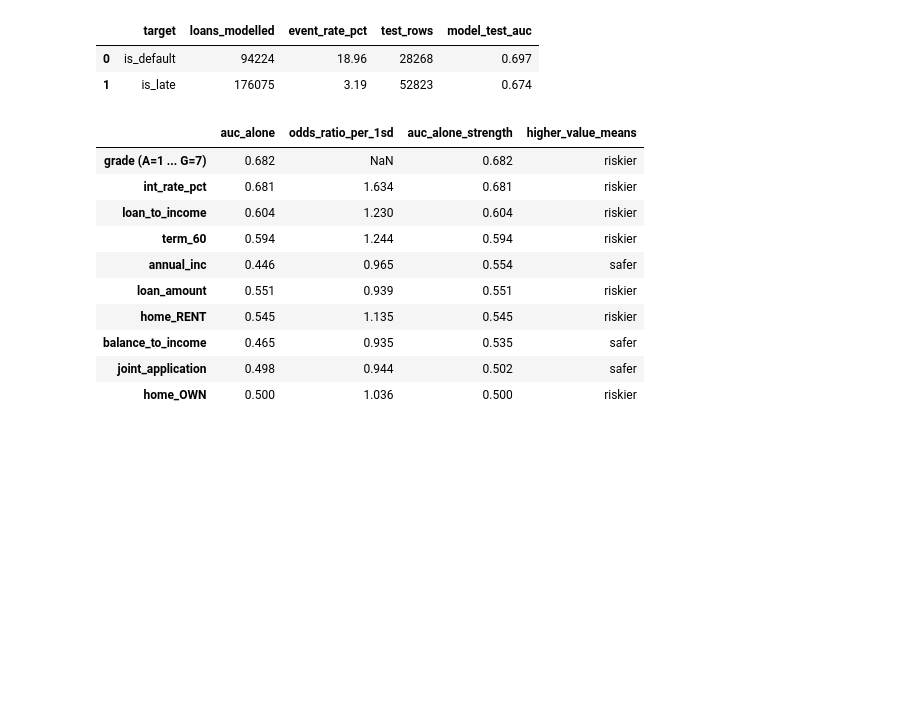
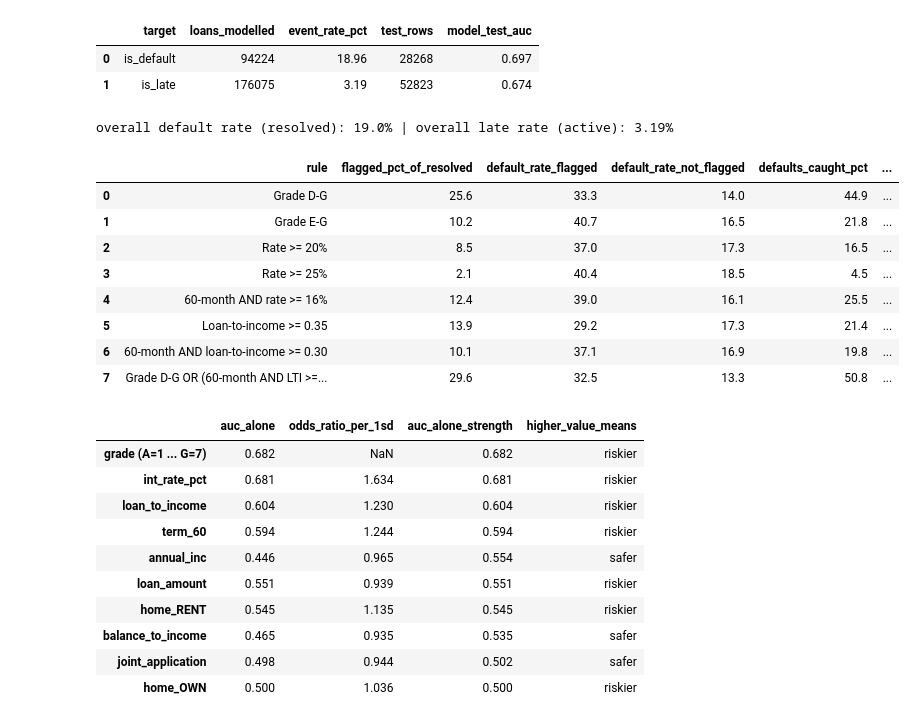
Before and after one commit to lukatcheishvili/fintech-loan-analysis, a Jupyter notebook: Pave Bank - Fintech Loan Analysis.ipynb, the cells around one changed output. Drawn from its saved outputs; the diff is of its cells as text; code cells hidden in the pictures; blank space fills up the shorter version.

Commit message:
Pave Bank - Fintech Loan Analysis
Pave Bank - Fintech Loan Analysis

```diff
--- a/Pave Bank - Fintech Loan Analysis.ipynb
+++ b/Pave Bank - Fintech Loan Analysis.ipynb
@@ -816,6 +844,76 @@ model_summary
 |  | target | loans_modelled | event_rate_pct | test_rows | model_test_auc |
 | 0 | is_default | 94224 | 18.96 | 28268 | 0.697 |
 | 1 | is_late | 176075 | 3.19 | 52823 | 0.674 |
+# %%
+# Task 5, step 3: how would candidate lending rules have performed on historical loans?
+# Each rule flags loans using only information known at application time (grade, rate, term, loan-to-income).
+# For each rule: default rate inside vs outside it, share of all defaults it catches, share of good loans it would
+# also flag (its cost), and the late rate on active loans inside vs outside. Output: rules_table (one row per rule).
+
+import pandas as pd                                             # tables (DataFrames)
+
+d = task4_customers.copy()                                      # SQL result from Hex; a copy keeps the original unchanged
+d["is_default"] = d["is_default"].astype(bool)                  # make sure the flag is true/false (needed for ~ and sums below)
+d["is_late"] = d["is_late"].astype(bool)                        # same for the late flag
+
+rules = {                                                       # each rule is a true/false test per loan: True = the loan is flagged
+    "Grade D-G": d["grade"].isin(list("DEFG")),                 # grade D, E, F or G
+    "Grade E-G": d["grade"].isin(list("EFG")),                  # grade E, F or G
+    "Rate >= 20%": d["int_rate_pct"] >= 20,                     # interest rate of 20% or more
+    "Rate >= 25%": d["int_rate_pct"] >= 25,                     # interest rate of 25% or more
+    # 60-month term AND rate of 16% or more (& = both conditions must hold)
+    "60-month AND rate >= 16%": (d["term_months"] == 60) & (d["int_rate_pct"] >= 16),
+    "Loan-to-income >= 0.35": d["loan_to_income"] >= 0.35,      # loan amount is at least 35% of annual income
+    # 60-month term AND loan-to-income of 0.30 or more
+    "60-month AND loan-to-income >= 0.30": (d["term_months"] == 60) & (d["loan_to_income"] >= 0.30),
+    # either condition is enough (| = or): grade D-G, or 60-month with loan-to-income of 0.30 or more
+    "Grade D-G OR (60-month AND LTI >= 0.30)": d["grade"].isin(list("DEFG")) | ((d["term_months"] == 60) & (d["loan_to_income"] >= 0.30)),
+}
+
+resolved = d["status_group"] != "active"                        # loans with a known outcome: paid off or defaulted
+active = ~resolved                                              # open loans: these can still be late (~ = not)
+total_defaults = d.loc[resolved, "is_default"].sum()            # all defaults among resolved loans (True counts as 1)
+total_good = (~d.loc[resolved, "is_default"]).sum()             # all paid-off loans (resolved loans that did not default)
+
+rows = []                                                       # will collect one result row per rule
+for name, flag in rules.items():                                # for each rule: its name and its true/false test
+    fr, nr = d[resolved & flag], d[resolved & ~flag]            # resolved loans flagged (fr) and not flagged (nr)
+    fa, na = d[active & flag], d[active & ~flag]                # active loans flagged (fa) and not flagged (na)
+    rows.append({                                               # one row of results for this rule
+        "rule": name,                                           # rule name
+        # % of resolved loans the rule flags
+        "flagged_pct_of_resolved": 100 * len(fr) / resolved.sum(),
+        # default rate (%) among flagged resolved loans
+        "default_rate_flagged": 100 * fr["is_default"].mean(),
+        # default rate (%) among resolved loans NOT flagged
+        "default_rate_not_flagged": 100 * nr["is_default"].mean(),
+        # % of ALL defaults that the rule flags
+        "defaults_caught_pct": 100 * fr["is_default"].sum() / total_defaults,
+        # % of paid-off loans the rule would also flag (the cost of the rule)
+        "good_loans_flagged_pct": 100 * (~fr["is_default"]).sum() / total_good,
+        "late_rate_flagged": 100 * fa["is_late"].mean(),        # late rate (%) among flagged active loans
+        "late_rate_not_flagged": 100 * na["is_late"].mean(),    # late rate (%) among active loans NOT flagged
+    })
+rules_table = pd.DataFrame(rows).round({                        # turn the rows into a table; round each column
+    # decimals per column: 1 for most, 2 for the late rates
+    "flagged_pct_of_resolved": 1, "default_rate_flagged": 1, "default_rate_not_flagged": 1,
+    "defaults_caught_pct": 1, "good_loans_flagged_pct": 1, "late_rate_flagged": 2, "late_rate_not_flagged": 2,
+})
+# overall rates for reference
+print(f"overall default rate (resolved): {100 * d.loc[resolved, 'is_default'].mean():.1f}% | "
+      f"overall late rate (active): {100 * d.loc[active, 'is_late'].mean():.2f}%")
+rules_table
+# %% [output]
+overall default rate (resolved): 19.0% | overall late rate (active): 3.19%
+|  | rule | flagged_pct_of_resolved | default_rate_flagged | default_rate_not_flagged | defaults_caught_pct | ... |
+| 0 | Grade D-G | 25.6 | 33.3 | 14.0 | 44.9 | ... |
+| 1 | Grade E-G | 10.2 | 40.7 | 16.5 | 21.8 | ... |
+| 2 | Rate >= 20% | 8.5 | 37.0 | 17.3 | 16.5 | ... |
+| 3 | Rate >= 25% | 2.1 | 40.4 | 18.5 | 4.5 | ... |
+| 4 | 60-month AND rate >= 16% | 12.4 | 39.0 | 16.1 | 25.5 | ... |
+| 5 | Loan-to-income >= 0.35 | 13.9 | 29.2 | 17.3 | 21.4 | ... |
+| 6 | 60-month AND loan-to-income >= 0.30 | 10.1 | 37.1 | 16.9 | 19.8 | ... |
+| 7 | Grade D-G OR (60-month AND LTI >=... | 29.6 | 32.5 | 13.3 | 50.8 | ... |
 # %%
 default_table
 # %% [output]
```
Also changed, not shown: parts of 6 cells of this notebook.
